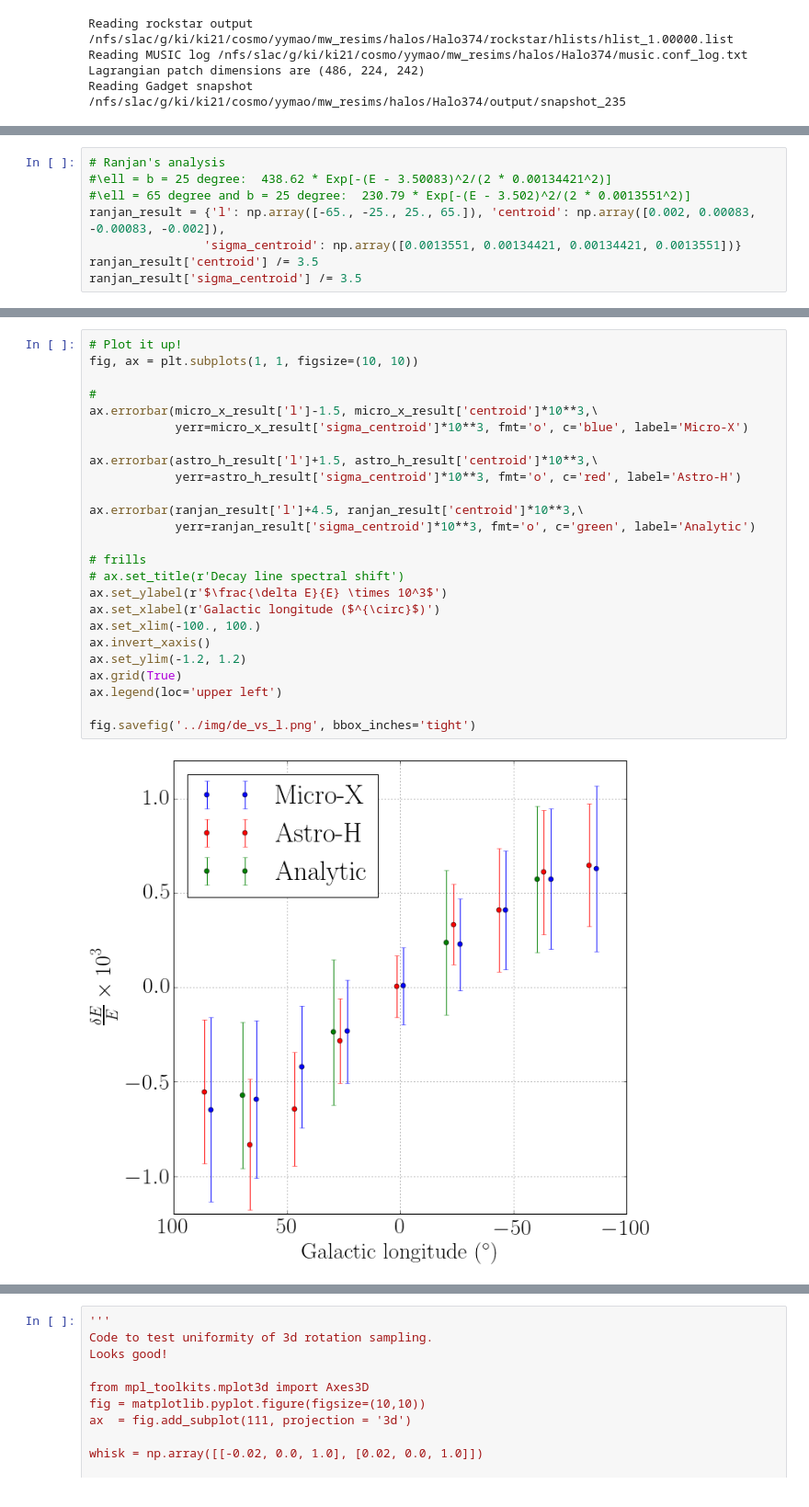
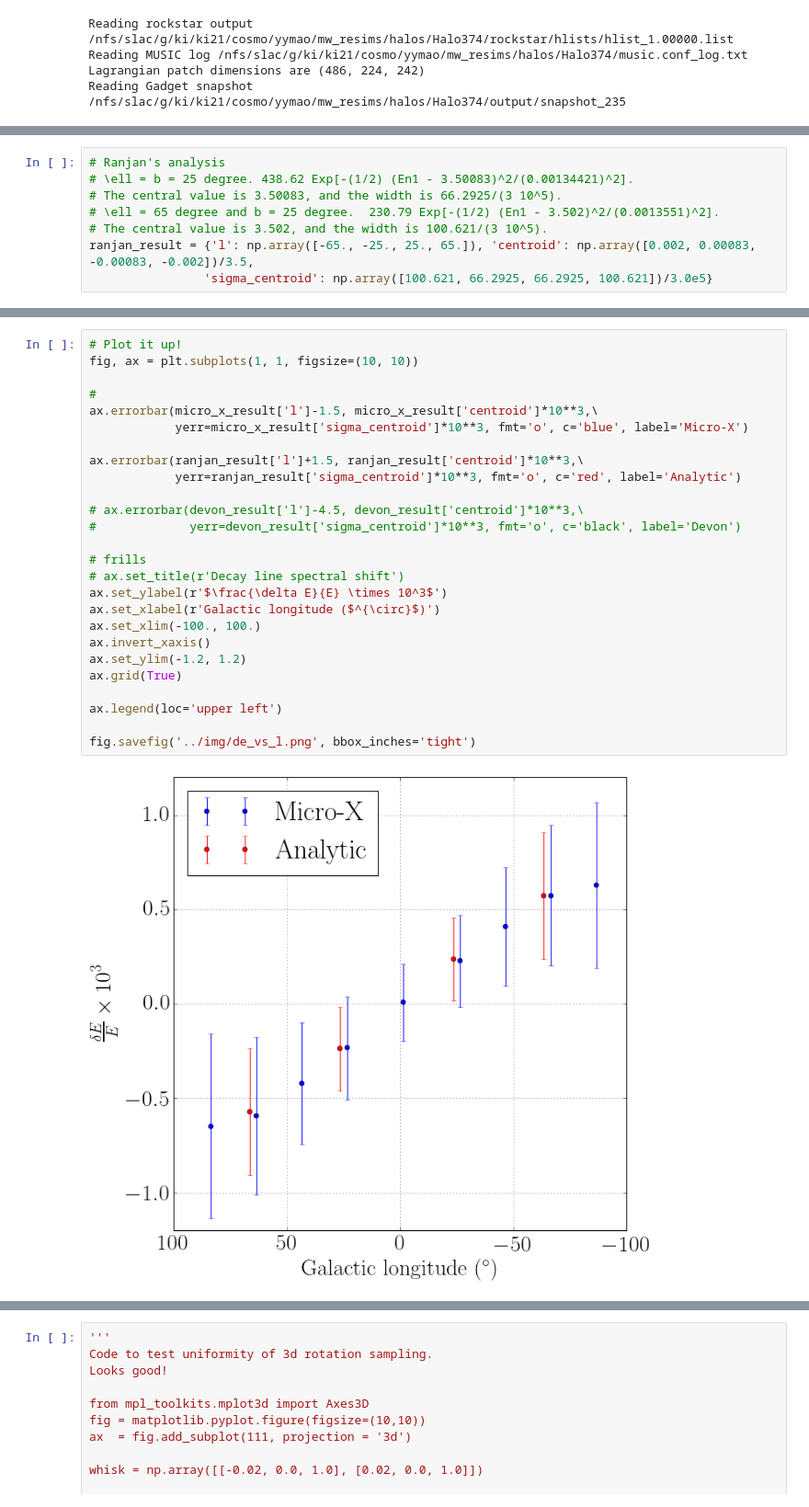
Before and after one commit to ranjanlaha/DMVS, a Jupyter notebook: python/spectroscopy.ipynb, the cells around one changed output, grey strips where cells are left out. Shown at 92% size. Saved outputs shown, nothing was run; the diff lists cells and outputs as text.

Commit message:
Remove Astro-H from plots

```diff
--- a/python/spectroscopy.ipynb
+++ b/python/spectroscopy.ipynb
@@ -79,8 +64,8 @@ astro_h_result = vsh.spectroscopy(pos, vel, partmass, **astro_h_params)
 # %%
 # Ranjan's analysis
-#\ell = b = 25 degree:  438.62 * Exp[-(E - 3.50083)^2/(2 * 0.00134421^2)]
-#\ell = 65 degree and b = 25 degree:  230.79 * Exp[-(E - 3.502)^2/(2 * 0.0013551^2)]
-ranjan_result = {'l': np.array([-65., -25., 25., 65.]), 'centroid': np.array([0.002, 0.00083, -0.00083, -0.002]),
-                'sigma_centroid': np.array([0.0013551, 0.00134421, 0.00134421, 0.0013551])}
-ranjan_result['centroid'] /= 3.5
-ranjan_result['sigma_centroid'] /= 3.5
+# \ell = b = 25 degree. 438.62 Exp[-(1/2) (En1 - 3.50083)^2/(0.00134421)^2].
+# The central value is 3.50083, and the width is 66.2925/(3 10^5).
+# \ell = 65 degree and b = 25 degree.  230.79 Exp[-(1/2) (En1 - 3.502)^2/(0.0013551)^2].
+# The central value is 3.502, and the width is 100.621/(3 10^5).
+ranjan_result = {'l': np.array([-65., -25., 25., 65.]), 'centroid': np.array([0.002, 0.00083, -0.00083, -0.002])/3.5,
+                'sigma_centroid': np.array([100.621, 66.2925, 66.2925, 100.621])/3.0e5}
@@ -105,27 +84,28 @@ l = 85.0 counts = 18.8014895413
 # %%
 # Plot it up!
 fig, ax = plt.subplots(1, 1, figsize=(10, 10))
 
 #
 ax.errorbar(micro_x_result['l']-1.5, micro_x_result['centroid']*10**3,\
             yerr=micro_x_result['sigma_centroid']*10**3, fmt='o', c='blue', label='Micro-X')
 
-ax.errorbar(astro_h_result['l']+1.5, astro_h_result['centroid']*10**3,\
-            yerr=astro_h_result['sigma_centroid']*10**3, fmt='o', c='red', label='Astro-H')
+ax.errorbar(ranjan_result['l']+1.5, ranjan_result['centroid']*10**3,\
+            yerr=ranjan_result['sigma_centroid']*10**3, fmt='o', c='red', label='Analytic')
 
-ax.errorbar(ranjan_result['l']+4.5, ranjan_result['centroid']*10**3,\
-            yerr=ranjan_result['sigma_centroid']*10**3, fmt='o', c='green', label='Analytic')
+# ax.errorbar(devon_result['l']-4.5, devon_result['centroid']*10**3,\
+#             yerr=devon_result['sigma_centroid']*10**3, fmt='o', c='black', label='Devon')
 
 # frills
 # ax.set_title(r'Decay line spectral shift')
 ax.set_ylabel(r'$\frac{\delta E}{E} \times 10^3$')
 ax.set_xlabel(r'Galactic longitude ($^{\circ}$)')
 ax.set_xlim(-100., 100.)
 ax.invert_xaxis()
 ax.set_ylim(-1.2, 1.2)
 ax.grid(True)
+
 ax.legend(loc='upper left')
 
 fig.savefig('../img/de_vs_l.png', bbox_inches='tight')
 # %% [output]
-[figure, old version]
+[figure, new version]
```
Also changed, not shown: parts of 8 cells of this notebook, 2 other files.
